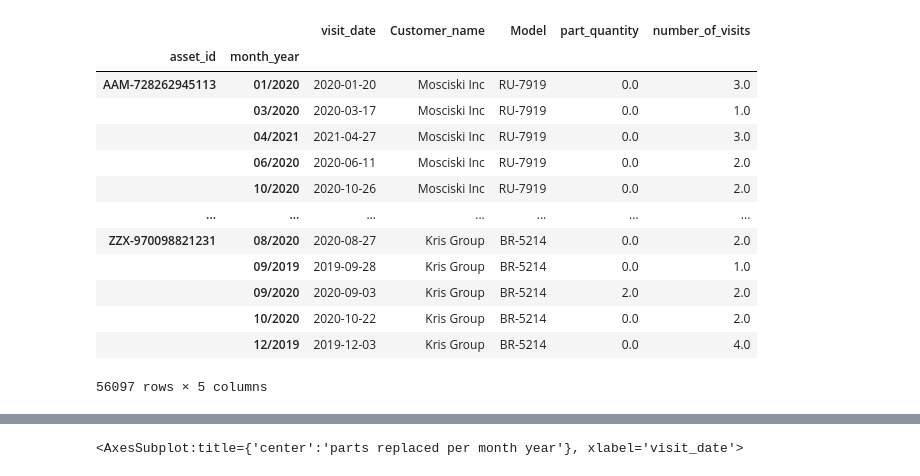
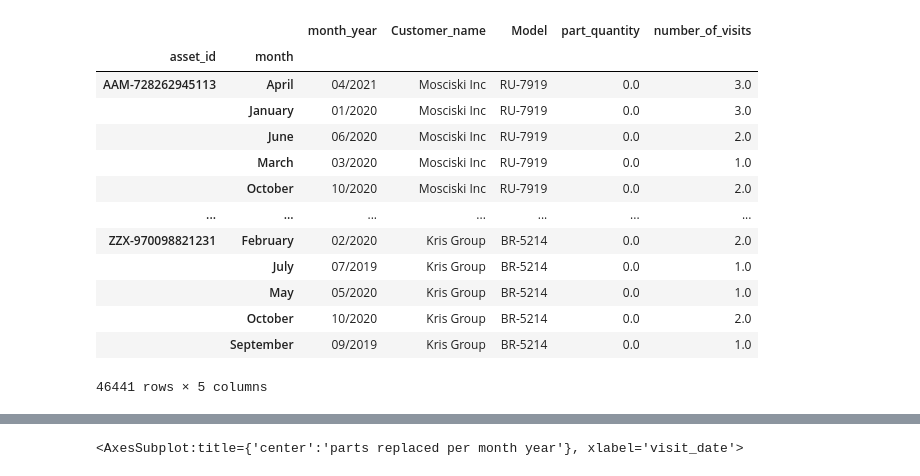
Before and after one commit to Nashdidan/Aquant, a Jupyter notebook: backend/jupyterNotebookBE.ipynb, the cells around one changed output, grey strips where cells are left out. Cells and saved outputs as stored; diff of their text form; code cells hidden in the pictures.

Commit message:
last update changed from per asset per month/year to per asset per month

```diff
--- a/backend/jupyterNotebookBE.ipynb
+++ b/backend/jupyterNotebookBE.ipynb
@@ -12,34 +12,33 @@ filePath = r"data_base//Service Events.xlsx"
 # %%
 df = pd.read_excel(filePath)
 # %%
-
-
 df['part_quantity'] = df['part_quantity'].replace(np.nan, 0)
 df['visit_date'] = pd.to_datetime(df.visit_date)
 df['month_year'] = df.visit_date
 df['month_year'] = df['month_year'].dt.strftime('%m/%Y')
+df['month'] = df.visit_date.dt.strftime('%B')
 df['number_of_visits'] = 1
 df['part_quantity'] = df['part_quantity'].groupby([df.asset_id, df.visit_date]).transform('sum')
 df['number_of_visits'] = df['number_of_visits'].groupby([df.asset_id, df.visit_date]).transform('sum')
 
-df1 = df[['asset_id', 'visit_date', 'Manufacturer', 'month_year', 'Customer_name', 'Model', 'part_quantity', 'number_of_visits']]
-groupByAssetDate = pd.DataFrame(df1.groupby([df1.asset_id, df1.month_year]).aggregate('min'))
+df1 = df[['asset_id', 'Manufacturer', 'month_year', 'Customer_name', 'Model', 'part_quantity', 'number_of_visits']]
+groupByAssetDate = pd.DataFrame(df1.groupby([df1.asset_id, df.month]).aggregate('min'))
 display(groupByAssetDate)
 # %% [output]
-|  |  | visit_date | Customer_name | Model | part_quantity | number_of_visits |
-| asset_id | month_year |  |  |  |  |  |
-| AAM-728262945113 | 01/2020 | 2020-01-20 | Mosciski Inc | RU-7919 | 0.0 | 3.0 |
-|  | 03/2020 | 2020-03-17 | Mosciski Inc | RU-7919 | 0.0 | 1.0 |
-|  | 04/2021 | 2021-04-27 | Mosciski Inc | RU-7919 | 0.0 | 3.0 |
-|  | 06/2020 | 2020-06-11 | Mosciski Inc | RU-7919 | 0.0 | 2.0 |
-|  | 10/2020 | 2020-10-26 | Mosciski Inc | RU-7919 | 0.0 | 2.0 |
+|  |  | month_year | Customer_name | Model | part_quantity | number_of_visits |
+| asset_id | month |  |  |  |  |  |
+| AAM-728262945113 | April | 04/2021 | Mosciski Inc | RU-7919 | 0.0 | 3.0 |
+|  | January | 01/2020 | Mosciski Inc | RU-7919 | 0.0 | 3.0 |
+|  | June | 06/2020 | Mosciski Inc | RU-7919 | 0.0 | 2.0 |
+|  | March | 03/2020 | Mosciski Inc | RU-7919 | 0.0 | 1.0 |
+|  | October | 10/2020 | Mosciski Inc | RU-7919 | 0.0 | 2.0 |
 | ... | ... | ... | ... | ... | ... | ... |
-| ZZX-970098821231 | 08/2020 | 2020-08-27 | Kris Group | BR-5214 | 0.0 | 2.0 |
-|  | 09/2019 | 2019-09-28 | Kris Group | BR-5214 | 0.0 | 1.0 |
-|  | 09/2020 | 2020-09-03 | Kris Group | BR-5214 | 2.0 | 2.0 |
-|  | 10/2020 | 2020-10-22 | Kris Group | BR-5214 | 0.0 | 2.0 |
-|  | 12/2019 | 2019-12-03 | Kris Group | BR-5214 | 0.0 | 4.0 |
+| ZZX-970098821231 | February | 02/2020 | Kris Group | BR-5214 | 0.0 | 2.0 |
+|  | July | 07/2019 | Kris Group | BR-5214 | 0.0 | 1.0 |
+|  | May | 05/2020 | Kris Group | BR-5214 | 0.0 | 1.0 |
+|  | October | 10/2020 | Kris Group | BR-5214 | 0.0 | 2.0 |
+|  | September | 09/2019 | Kris Group | BR-5214 | 0.0 | 1.0 |
-56097 rows × 5 columns
+46441 rows × 5 columns
 # %%
 max_dt = max(df['visit_date'])
 min_dt = min(df['visit_date'])
```
Also changed, not shown: parts of 1 cell of this notebook.
